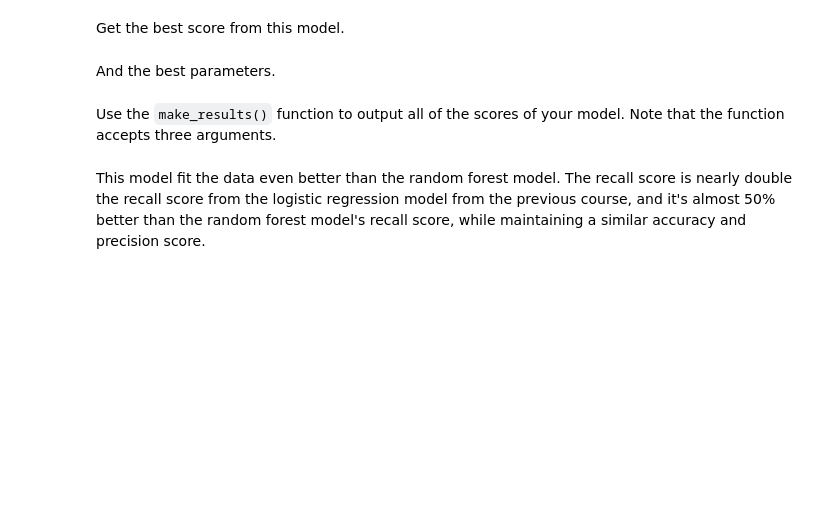
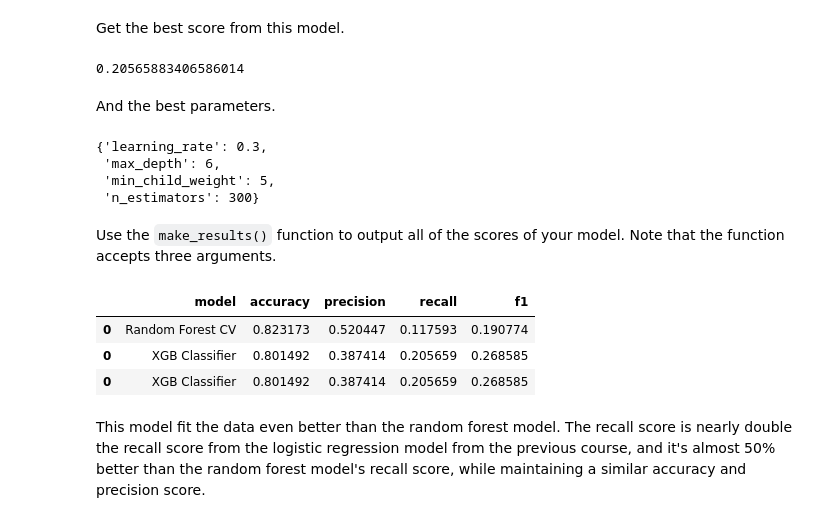
Before and after one commit to dianario/waze-project, a Jupyter notebook: 6_Waze_ml_modelling.ipynb, the cells around one changed output. Cells and saved outputs as stored; diff of their text form; code cells hidden in the pictures; blank space fills up the shorter version.

Commit message:
Build xgboost model

```diff
--- a/6_Waze_ml_modelling.ipynb
+++ b/6_Waze_ml_modelling.ipynb
@@ -626,7 +626,8 @@ def make_results(model_name:str, model_object, metric:str):
 # %% [markdown]
 Pass the `GridSearch` object to the `make_results()` function.
 # %%
-make_results(model_name = "Random Forest CV", model_object = rf_cv, metric = 'recall')
+results = make_results(model_name = "Random Forest CV", model_object = rf_cv, metric = 'recall')
+results
 # %% [output]
 |  | model | accuracy | precision | recall | f1 |
 | 0 | Random Forest CV | 0.823173 | 0.520447 | 0.117593 | 0.190774 |
@@ -662,3 +659,19 @@ SyntaxError: positional argument follows keyword argument (2419934196.py, line 1
+# %%
+# 1. Instantiate the XGBoost classifier
+xgb = XGBClassifier(objective='binary:logistic', random_state=0)
+
+# 2. Create a dictionary of hyperparameters to tune
+cv_params = {'max_depth' : [6,12],
+             'learning_rate' : [0.01, 0.1, 0.3],
+             'min_child_weight' : [2, 5],
+             'n_estimators' : [300]
+             }
+
+# 3. Define a dictionary of scoring metrics to capture
+scoring = ['accuracy', 'precision', 'recall', 'f1']
+
+# 4. Instantiate the GridSearchCV object
+xgb_cv = GridSearchCV(estimator=xgb, param_grid=cv_params, cv=3, scoring=scoring, refit='recall')
 # %% [markdown]
 Now fit the model to the `X_train` and `y_train` data.
 
@@ -667,0 +679,3 @@ Note this cell might take several minutes to run.
+# %%
+%%time
+xgb_cv.fit(X_tr, y_tr)
@@ -669,17 +703,31 @@ Note this cell might take several minutes to run.
 Get the best score from this model.
 # %%
 # Examine best score
-### YOUR CODE HERE ###
+xgb_cv.best_score_
+# %% [output]
+0.20565883406586014
 # %% [markdown]
 And the best parameters.
 # %%
 # Examine best parameters
-### YOUR CODE HERE ###
+xgb_cv.best_params_
+# %% [output]
+{'learning_rate': 0.3,
+ 'max_depth': 6,
+ 'min_child_weight': 5,
+ 'n_estimators': 300}
 # %% [markdown]
 Use the `make_results()` function to output all of the scores of your model. Note that the function accepts three arguments.
 # %%
 # Call 'make_results()' on the GridSearch object
-### YOUR CODE HERE ###
+xgb_cv_results = make_results("XGB Classifier", xgb_cv, 'recall')
+results = pd.concat([results, xgb_cv_results], axis=0)
+results
+# %% [output]
+|  | model | accuracy | precision | recall | f1 |
+| 0 | Random Forest CV | 0.823173 | 0.520447 | 0.117593 | 0.190774 |
+| 0 | XGB Classifier | 0.801492 | 0.387414 | 0.205659 | 0.268585 |
+| 0 | XGB Classifier | 0.801492 | 0.387414 | 0.205659 | 0.268585 |
 # %% [markdown]
 This model fit the data even better than the random forest model. The recall score is nearly double the recall score from the logistic regression model from the previous course, and it's almost 50% better than the random forest model's recall score, while maintaining a similar accuracy and precision score.
 # %% [markdown]
```
Also changed, not shown: parts of 6 cells of this notebook.
